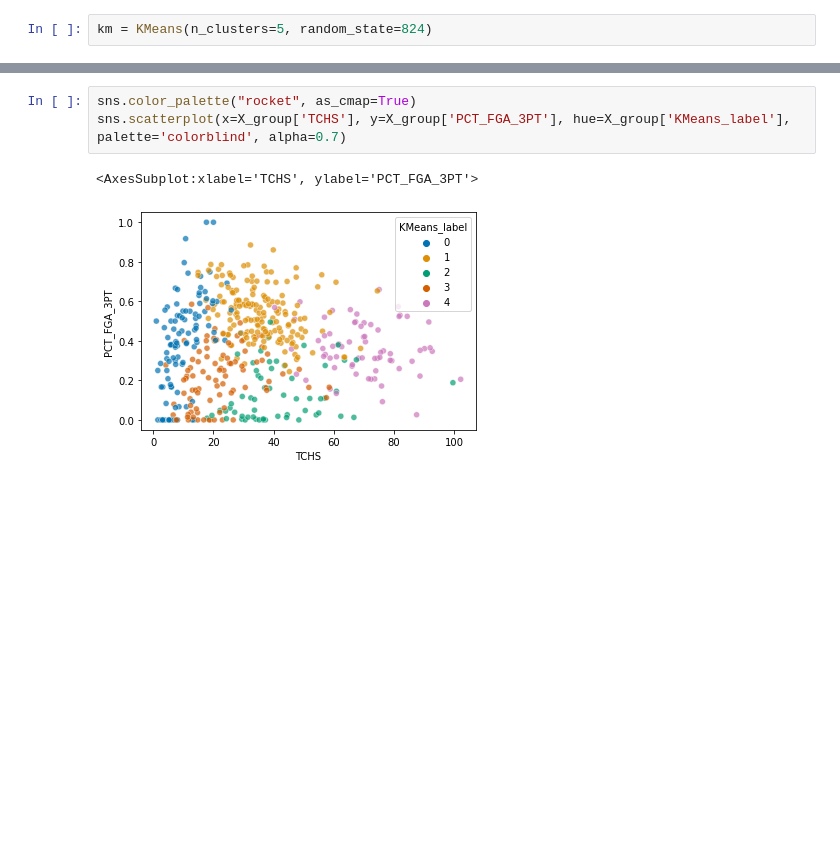
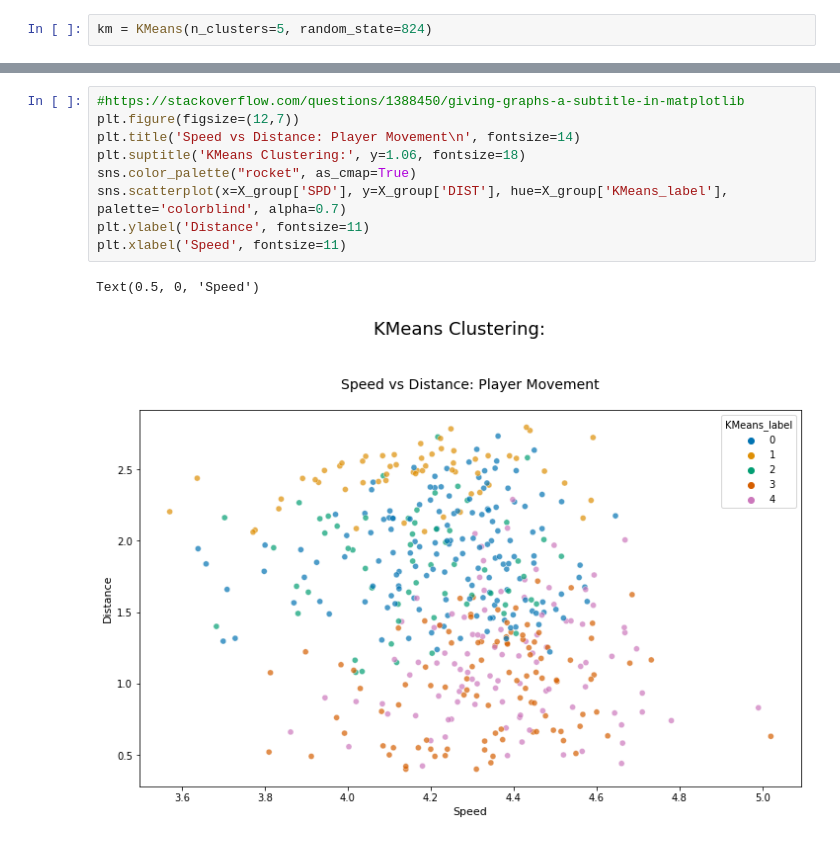
Before and after one commit to davidcholcomb/coach_ai, a Jupyter notebook: code/Untitled.ipynb, the cells around one changed output, grey strips where cells are left out. Drawn from its saved outputs; the diff is of its cells as text; blank space fills up the shorter version.

```diff
--- a/code/Untitled.ipynb
+++ b/code/Untitled.ipynb
@@ -440,10 +417,16 @@ Index(['PCT_FGA_2PT', 'PCT_FGA_3PT', 'PCT_PTS_2PT', 'PCT_PTS_2PT_MR',
       dtype='object')
-# %%
-sns.color_palette("rocket", as_cmap=True)
-sns.scatterplot(x=X_group['TCHS'], y=X_group['PCT_FGA_3PT'], hue=X_group['KMeans_label'], palette='colorblind', alpha=0.7)
-# %% [output]
-<AxesSubplot:xlabel='TCHS', ylabel='PCT_FGA_3PT'>
-[figure, removed]
+# %%
+#https://stackoverflow.com/questions/1388450/giving-graphs-a-subtitle-in-matplotlib
+plt.figure(figsize=(12,7))
+plt.title('Speed vs Distance: Player Movement\n', fontsize=14)
+plt.suptitle('KMeans Clustering:', y=1.06, fontsize=18)
+sns.color_palette("rocket", as_cmap=True)
+sns.scatterplot(x=X_group['SPD'], y=X_group['DIST'], hue=X_group['KMeans_label'], palette='colorblind', alpha=0.7)
+plt.ylabel('Distance', fontsize=11)
+plt.xlabel('Speed', fontsize=11)
+# %% [output]
+Text(0.5, 0, 'Speed')
+[figure, added]
 # %%
 X_group[X_group['KMeans_label'] == 4].sample(10)
 # %% [output]
```
Also changed, not shown: parts of 25 cells of this notebook, 1 other file.
